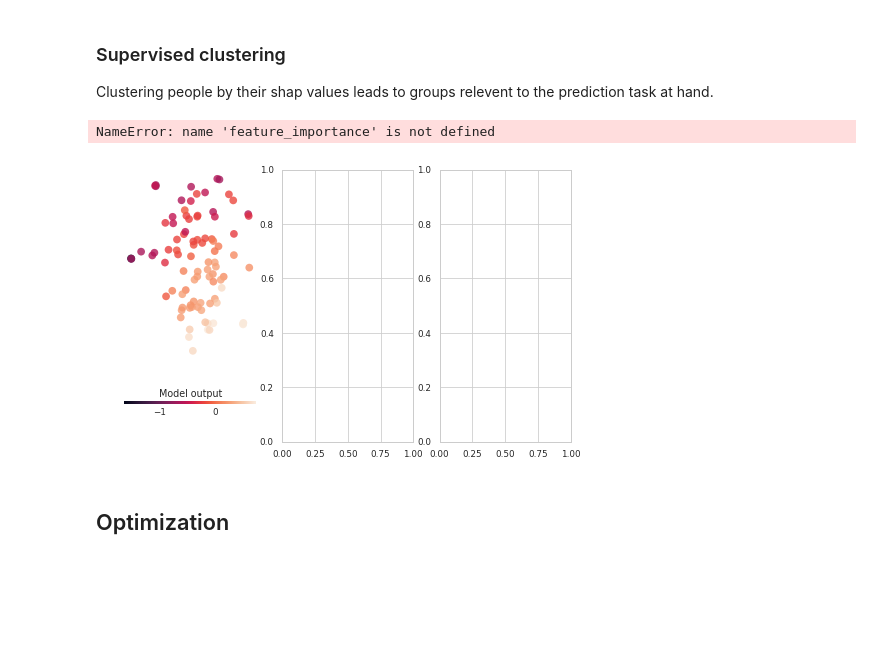
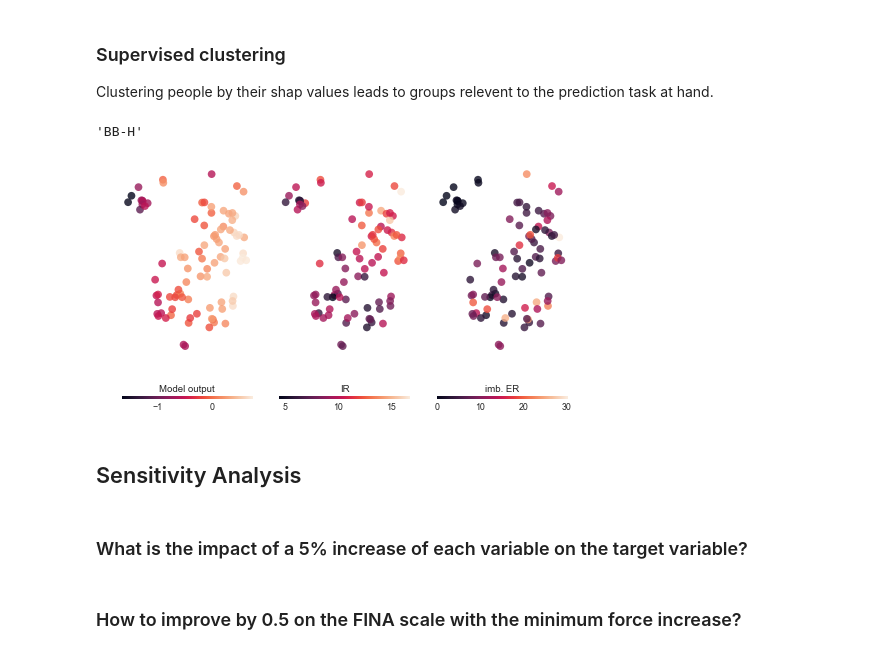
Before and after one commit to romainmartinez/synchro, a Jupyter notebook: synchro.ipynb, the cells around one changed output. Cells and saved outputs as stored; diff of their text form; code cells hidden in the pictures; blank space fills up the shorter version.

```diff
--- a/synchro.ipynb
+++ b/synchro.ipynb
@@ -35,0 +38,6 @@ df.head()
+# %%
+threshold = 4  # kg
+to_drop = (df.filter(like="/") < threshold).any(axis=1)
+print(f"remove {to_drop.sum()} rows that are < to {threshold} kg")
+
+df = df.loc[~to_drop, :]
@@ -519,0 +549,6 @@ This model replicates the example used in: Kruschke, John. (2012) Bayesian estim
+# %%
+for itarget, itrace in trace.items():
+    trace_vars = pm.trace_to_dataframe(itrace)
+    pm.plot_posterior(itrace, ref_val=0)
+    plt.suptitle(itarget)
+    plt.tight_layout()
@@ -812,36 +738,43 @@ def plot_clusters(x, y, c, label, a):
     cb.ax.tick_params("x", length=0)
     cb.ax.xaxis.set_label_position("top")
     a.axis("off")
+# %%
+itarget
+# %% [output]
+'BB-H'
 # %%
 f, ax = plt.subplots(nrows=1, ncols=3, figsize=(8, 5))
 
 plot_clusters(
     x=shap_embedded[:, 0],
     y=shap_embedded[:, 1],
     c=np.sum(shap_values[itarget], axis=1),
     a=ax[0],
     label="Model output",
 )
 
 plot_clusters(
     x=shap_embedded[:, 0],
     y=shap_embedded[:, 1],
-    c=X_augmented[feature_importance[itarget][0]],
+    c=X_augmented["IR"],
     a=ax[1],
-    label=feature_importance[itarget][0],
+    label="IR",
 )
 
 plot_clusters(
     x=shap_embedded[:, 0],
     y=shap_embedded[:, 1],
-    c=X_augmented[feature_importance[itarget][1]],
+    c=X_augmented["imb. ER"],
     a=ax[2],
-    label=feature_importance[itarget][1],
+    label="imb. ER",
 )
 
 plt.show()
 # %% [output]
-NameError: name 'feature_importance' is not defined
-[figure, old version]
+[figure, new version]
-# %% [markdown]
-## Optimization
+# %% [markdown]
+## Sensitivity Analysis
+# %% [markdown]
+### What is the impact of a 5% increase of each variable on the target variable?
+# %% [markdown]
+### How to improve by 0.5 on the FINA scale with the minimum force increase?
```
Also changed, not shown: parts of 43 cells of this notebook, 14 other files.
